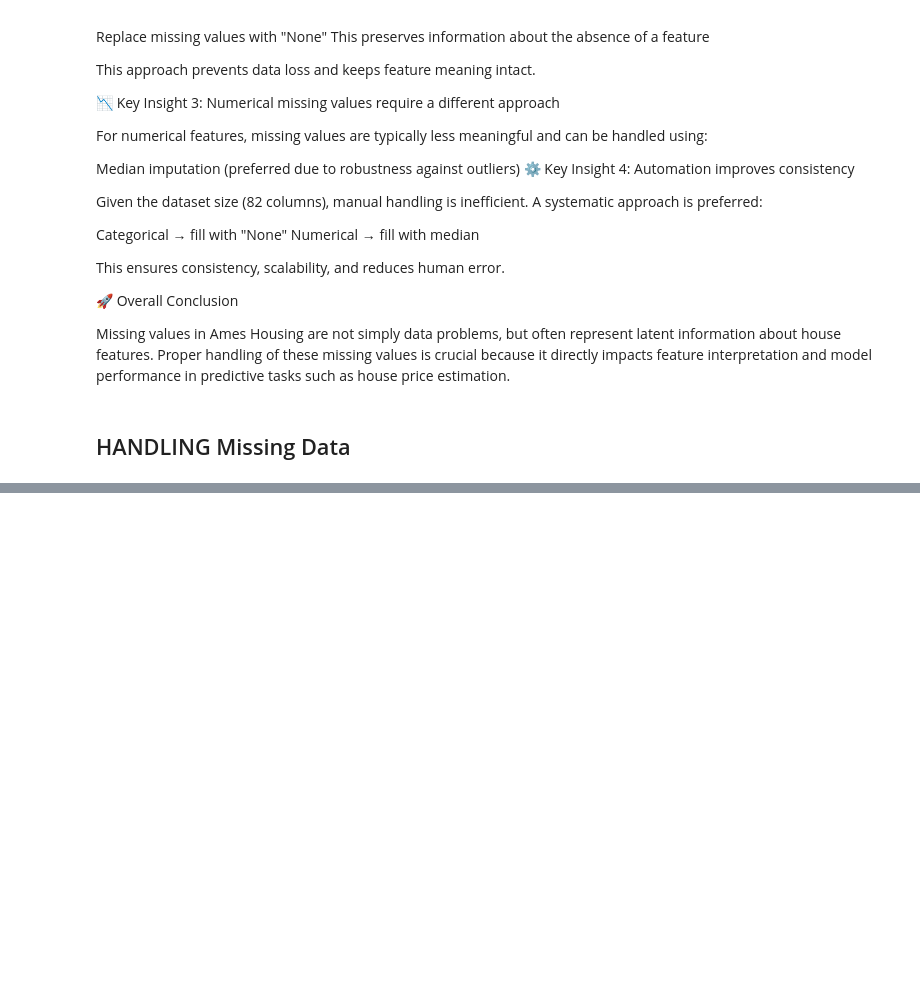
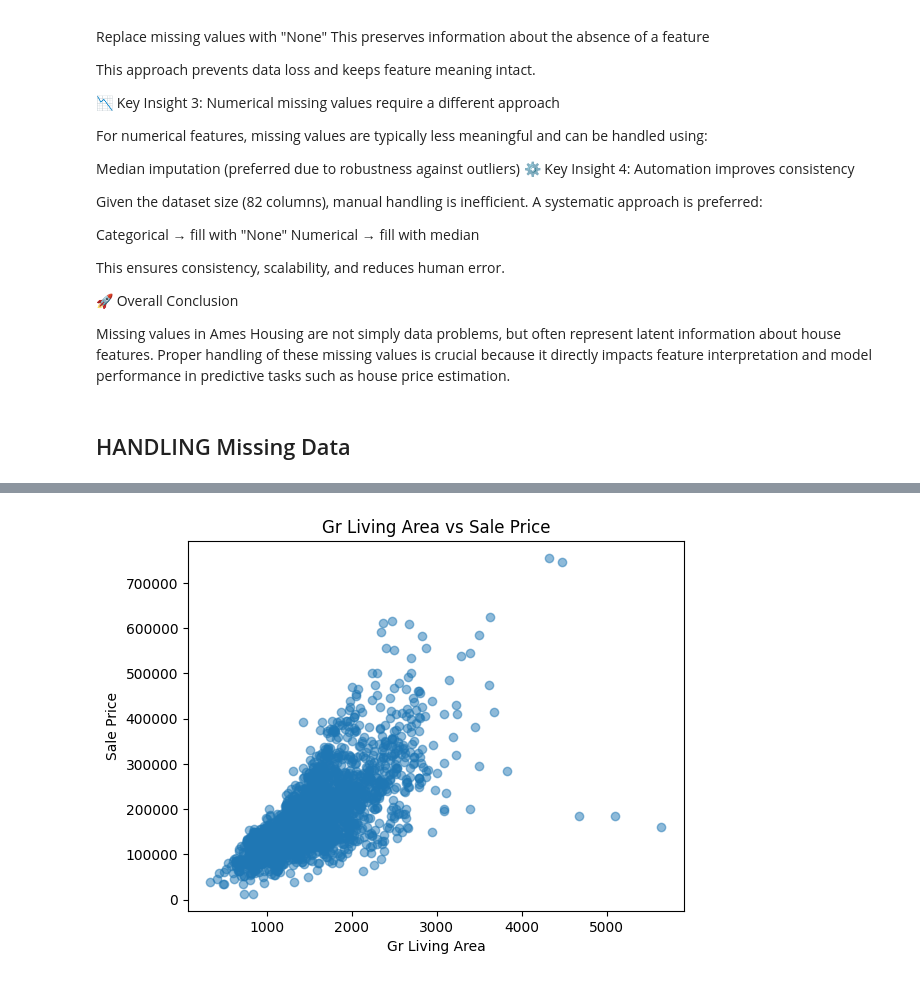
Before and after one commit to RenitiaMR/Portfolio, a Jupyter notebook: housing_price.ipynb, the cells around one changed output, grey strips where cells are left out. Drawn from its saved outputs; the diff is of its cells as text; code cells hidden in the pictures; blank space fills up the shorter version.

```diff
--- a/housing_price.ipynb
+++ b/housing_price.ipynb
@@ -162,0 +206,8 @@ Name: SalePrice, dtype: float64
+# %%
+plt.scatter(df["Gr Liv Area"], df["SalePrice"], alpha=0.5)
+plt.xlabel("Gr Living Area")
+plt.ylabel("Sale Price")
+plt.title("Gr Living Area vs Sale Price")
+plt.show()
+# %% [output]
+[figure, added]
```
Also changed, not shown: parts of 15 cells of this notebook, 9 other files.
